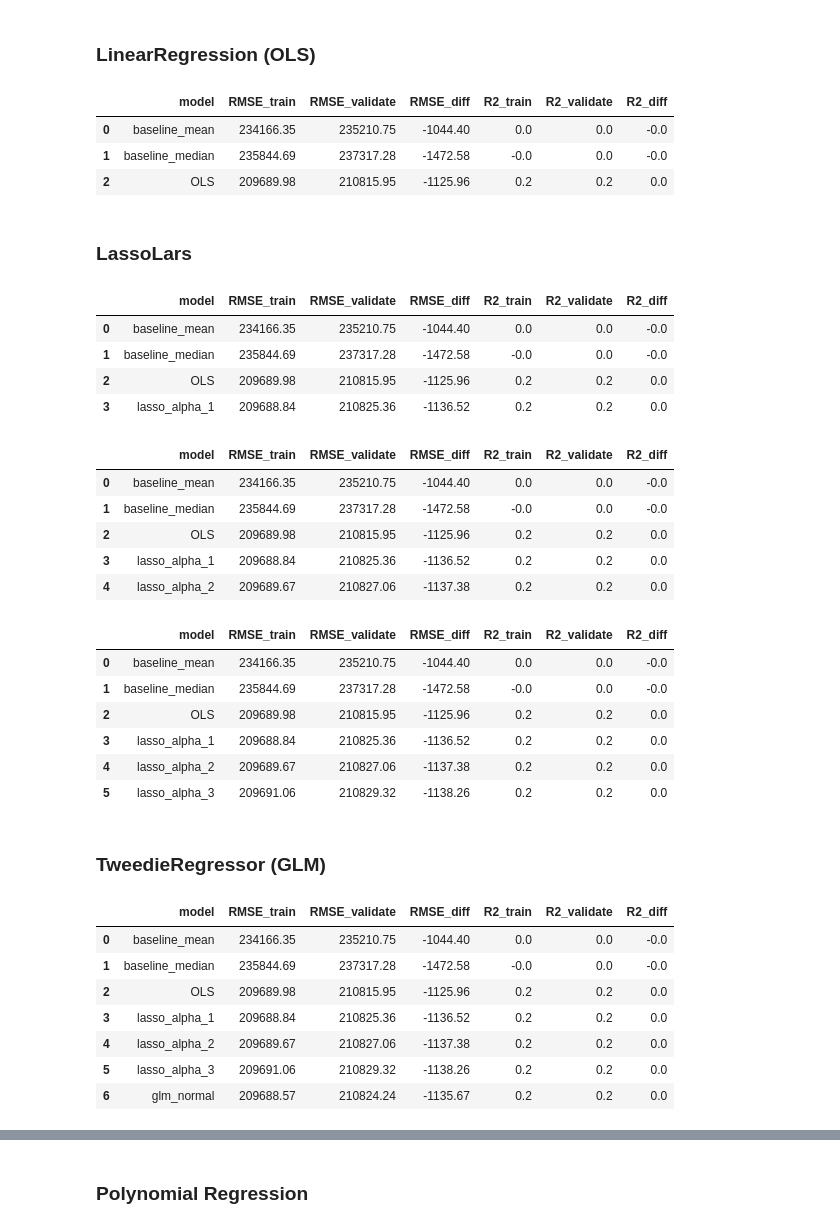
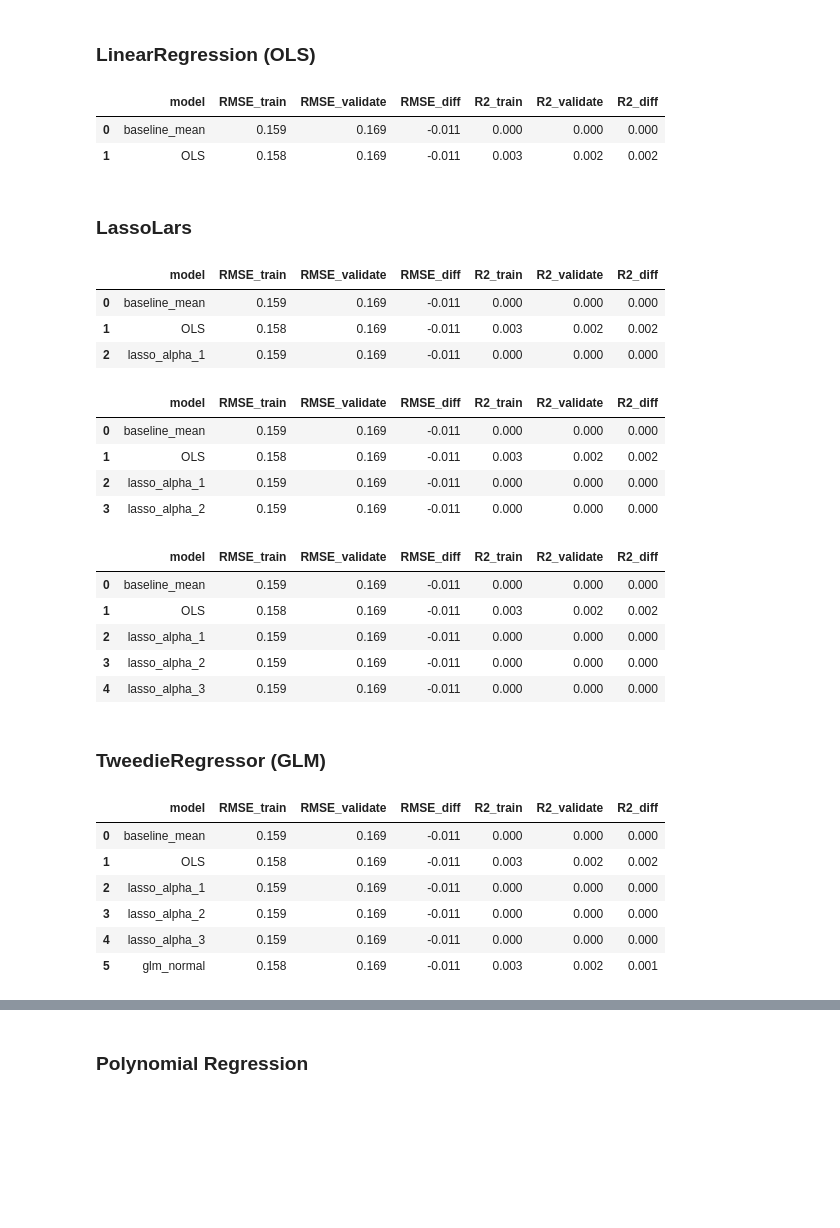
Before and after one commit to adam-talbot/clustering-project, a Jupyter notebook: final_notebook.ipynb, the cells around one changed output, grey strips where cells are left out. Cells and saved outputs as stored; diff of their text form; code cells hidden in the pictures; blank space fills up the shorter version.

```diff
--- a/final_notebook.ipynb
+++ b/final_notebook.ipynb
@@ -1031,25 +938,24 @@ metric_df
 ols = LinearRegression(normalize=True)
 
 # fit model
-ols.fit(X_train, y_train.appraised_value)
+ols.fit(X_train, y_train.log_error)
 
 # Make prediction for train and validate
 y_train['ols_y_pred'] = ols.predict(X_train)
 y_validate['ols_y_pred'] = ols.predict(X_validate)
 
 # get metrics
-metric_df = ev.make_metric_df(y_train.appraised_value,
+metric_df = ev.make_metric_df(y_train.log_error,
                            y_train.ols_y_pred,
-                           y_validate.appraised_value,
+                           y_validate.log_error,
                            y_validate.ols_y_pred,
                            'OLS',
                            metric_df)
 metric_df
 # %% [output]
 |  | model | RMSE_train | RMSE_validate | RMSE_diff | R2_train | R2_validate | R2_diff |
-| 0 | baseline_mean | 234166.35 | 235210.75 | -1044.40 | 0.0 | 0.0 | -0.0 |
-| 1 | baseline_median | 235844.69 | 237317.28 | -1472.58 | -0.0 | 0.0 | -0.0 |
-| 2 | OLS | 209689.98 | 210815.95 | -1125.96 | 0.2 | 0.2 | 0.0 |
+| 0 | baseline_mean | 0.159 | 0.169 | -0.011 | 0.000 | 0.000 | 0.000 |
+| 1 | OLS | 0.158 | 0.169 | -0.011 | 0.003 | 0.002 | 0.002 |
 # %% [markdown]
 ### LassoLars
 # %%
@@ -1057,7 +963,7 @@ metric_df
 lars = LassoLars(alpha=1)
 
 # fit the model
-lars.fit(X_train, y_train.appraised_value)
+lars.fit(X_train, y_train.log_error)
 
 # predict train
 y_train['lars_y_pred_alpha_1'] = lars.predict(X_train)
@@ -1066,25 +972,24 @@ y_train['lars_y_pred_alpha_1'] = lars.predict(X_train)
 y_validate['lars_y_pred_alpha_1'] = lars.predict(X_validate)
 
 # get metrics
-metric_df = ev.make_metric_df(y_train.appraised_value,
+metric_df = ev.make_metric_df(y_train.log_error,
                            y_train.lars_y_pred_alpha_1,
-                           y_validate.appraised_value,
+                           y_validate.log_error,
                            y_validate.lars_y_pred_alpha_1,
                            'lasso_alpha_1',
                            metric_df)
 metric_df
 # %% [output]
 |  | model | RMSE_train | RMSE_validate | RMSE_diff | R2_train | R2_validate | R2_diff |
-| 0 | baseline_mean | 234166.35 | 235210.75 | -1044.40 | 0.0 | 0.0 | -0.0 |
-| 1 | baseline_median | 235844.69 | 237317.28 | -1472.58 | -0.0 | 0.0 | -0.0 |
-| 2 | OLS | 209689.98 | 210815.95 | -1125.96 | 0.2 | 0.2 | 0.0 |
-| 3 | lasso_alpha_1 | 209688.84 | 210825.36 | -1136.52 | 0.2 | 0.2 | 0.0 |
+| 0 | baseline_mean | 0.159 | 0.169 | -0.011 | 0.000 | 0.000 | 0.000 |
+| 1 | OLS | 0.158 | 0.169 | -0.011 | 0.003 | 0.002 | 0.002 |
+| 2 | lasso_alpha_1 | 0.159 | 0.169 | -0.011 | 0.000 | 0.000 | 0.000 |
 # %%
 # create the model
 lars = LassoLars(alpha=2)
 
 # fit the model
-lars.fit(X_train, y_train.appraised_value)
+lars.fit(X_train, y_train.log_error)
 
 # predict train
 y_train['lars_y_pred_alpha_2'] = lars.predict(X_train)
@@ -1093,26 +998,25 @@ y_train['lars_y_pred_alpha_2'] = lars.predict(X_train)
 y_validate['lars_y_pred_alpha_2'] = lars.predict(X_validate)
 
 # get metrics
-metric_df = ev.make_metric_df(y_train.appraised_value,
+metric_df = ev.make_metric_df(y_train.log_error,
                            y_train.lars_y_pred_alpha_2,
-                           y_validate.appraised_value,
+                           y_validate.log_error,
                            y_validate.lars_y_pred_alpha_2,
                            'lasso_alpha_2',
                            metric_df)
 metric_df
 # %% [output]
 |  | model | RMSE_train | RMSE_validate | RMSE_diff | R2_train | R2_validate | R2_diff |
-| 0 | baseline_mean | 234166.35 | 235210.75 | -1044.40 | 0.0 | 0.0 | -0.0 |
-| 1 | baseline_median | 235844.69 | 237317.28 | -1472.58 | -0.0 | 0.0 | -0.0 |
-| 2 | OLS | 209689.98 | 210815.95 | -1125.96 | 0.2 | 0.2 | 0.0 |
-| 3 | lasso_alpha_1 | 209688.84 | 210825.36 | -1136.52 | 0.2 | 0.2 | 0.0 |
-| 4 | lasso_alpha_2 | 209689.67 | 210827.06 | -1137.38 | 0.2 | 0.2 | 0.0 |
+| 0 | baseline_mean | 0.159 | 0.169 | -0.011 | 0.000 | 0.000 | 0.000 |
+| 1 | OLS | 0.158 | 0.169 | -0.011 | 0.003 | 0.002 | 0.002 |
+| 2 | lasso_alpha_1 | 0.159 | 0.169 | -0.011 | 0.000 | 0.000 | 0.000 |
+| 3 | lasso_alpha_2 | 0.159 | 0.169 | -0.011 | 0.000 | 0.000 | 0.000 |
 # %%
 # create the model
 lars = LassoLars(alpha=3)
 
 # fit the model
-lars.fit(X_train, y_train.appraised_value)
+lars.fit(X_train, y_train.log_error)
 
 # predict train
 y_train['lars_y_pred_alpha_3'] = lars.predict(X_train)
@@ -1121,50 +1025,48 @@ y_train['lars_y_pred_alpha_3'] = lars.predict(X_train)
 y_validate['lars_y_pred_alpha_3'] = lars.predict(X_validate)
 
 # get metrics
-metric_df = ev.make_metric_df(y_train.appraised_value,
+metric_df = ev.make_metric_df(y_train.log_error,
                            y_train.lars_y_pred_alpha_3,
-                           y_validate.appraised_value,
+                           y_validate.log_error,
                            y_validate.lars_y_pred_alpha_3,
                            'lasso_alpha_3',
                            metric_df)
 metric_df
 # %% [output]
 |  | model | RMSE_train | RMSE_validate | RMSE_diff | R2_train | R2_validate | R2_diff |
-| 0 | baseline_mean | 234166.35 | 235210.75 | -1044.40 | 0.0 | 0.0 | -0.0 |
-| 1 | baseline_median | 235844.69 | 237317.28 | -1472.58 | -0.0 | 0.0 | -0.0 |
-| 2 | OLS | 209689.98 | 210815.95 | -1125.96 | 0.2 | 0.2 | 0.0 |
-| 3 | lasso_alpha_1 | 209688.84 | 210825.36 | -1136.52 | 0.2 | 0.2 | 0.0 |
-| 4 | lasso_alpha_2 | 209689.67 | 210827.06 | -1137.38 | 0.2 | 0.2 | 0.0 |
-| 5 | lasso_alpha_3 | 209691.06 | 210829.32 | -1138.26 | 0.2 | 0.2 | 0.0 |
+| 0 | baseline_mean | 0.159 | 0.169 | -0.011 | 0.000 | 0.000 | 0.000 |
+| 1 | OLS | 0.158 | 0.169 | -0.011 | 0.003 | 0.002 | 0.002 |
+| 2 | lasso_alpha_1 | 0.159 | 0.169 | -0.011 | 0.000 | 0.000 | 0.000 |
+| 3 | lasso_alpha_2 | 0.159 | 0.169 | -0.011 | 0.000 | 0.000 | 0.000 |
+| 4 | lasso_alpha_3 | 0.159 | 0.169 | -0.011 | 0.000 | 0.000 | 0.000 |
 # %% [markdown]
 ###  TweedieRegressor (GLM)
 # %%
 # create the model
 glm = TweedieRegressor(power=0, alpha=0)
 
 # fit the model
-glm.fit(X_train, y_train.appraised_value)
+glm.fit(X_train, y_train.log_error)
 
 # predict train
 y_train['glm_y_pred_normal'] = glm.predict(X_train)
 
 # predict validate
 y_validate['glm_y_pred_normal'] = glm.predict(X_validate)
 
 # get metrics
-metric_df = ev.make_metric_df(y_train.appraised_value,
+metric_df = ev.make_metric_df(y_train.log_error,
                            y_train.glm_y_pred_normal,
-                           y_validate.appraised_value,
+                           y_validate.log_error,
                            y_validate.glm_y_pred_normal,
                            'glm_normal',
                            metric_df)
 metric_df
 # %% [output]
 |  | model | RMSE_train | RMSE_validate | RMSE_diff | R2_train | R2_validate | R2_diff |
-| 0 | baseline_mean | 234166.35 | 235210.75 | -1044.40 | 0.0 | 0.0 | -0.0 |
-| 1 | baseline_median | 235844.69 | 237317.28 | -1472.58 | -0.0 | 0.0 | -0.0 |
-| 2 | OLS | 209689.98 | 210815.95 | -1125.96 | 0.2 | 0.2 | 0.0 |
-| 3 | lasso_alpha_1 | 209688.84 | 210825.36 | -1136.52 | 0.2 | 0.2 | 0.0 |
-| 4 | lasso_alpha_2 | 209689.67 | 210827.06 | -1137.38 | 0.2 | 0.2 | 0.0 |
-| 5 | lasso_alpha_3 | 209691.06 | 210829.32 | -1138.26 | 0.2 | 0.2 | 0.0 |
-| 6 | glm_normal | 209688.57 | 210824.24 | -1135.67 | 0.2 | 0.2 | 0.0 |
+| 0 | baseline_mean | 0.159 | 0.169 | -0.011 | 0.000 | 0.000 | 0.000 |
+| 1 | OLS | 0.158 | 0.169 | -0.011 | 0.003 | 0.002 | 0.002 |
+| 2 | lasso_alpha_1 | 0.159 | 0.169 | -0.011 | 0.000 | 0.000 | 0.000 |
+| 3 | lasso_alpha_2 | 0.159 | 0.169 | -0.011 | 0.000 | 0.000 | 0.000 |
+| 4 | lasso_alpha_3 | 0.159 | 0.169 | -0.011 | 0.000 | 0.000 | 0.000 |
+| 5 | glm_normal | 0.158 | 0.169 | -0.011 | 0.003 | 0.002 | 0.001 |
```
Also changed, not shown: parts of 39 cells of this notebook, 1 other file.
